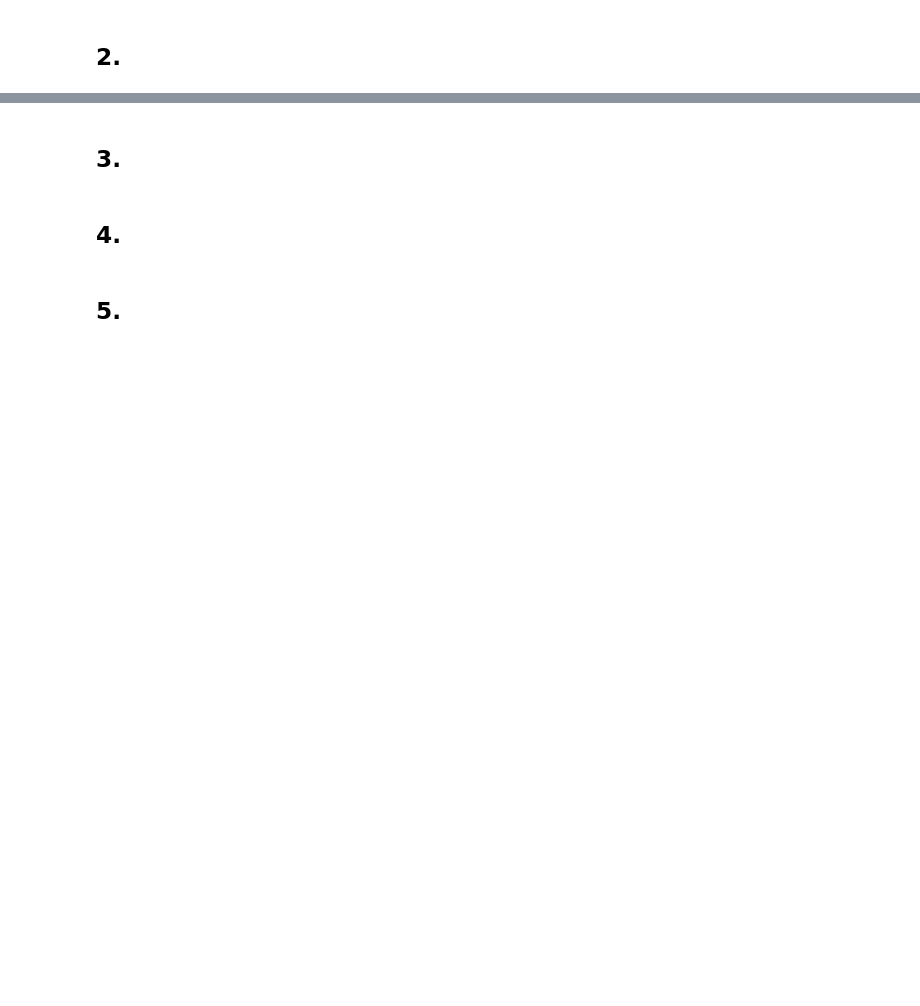
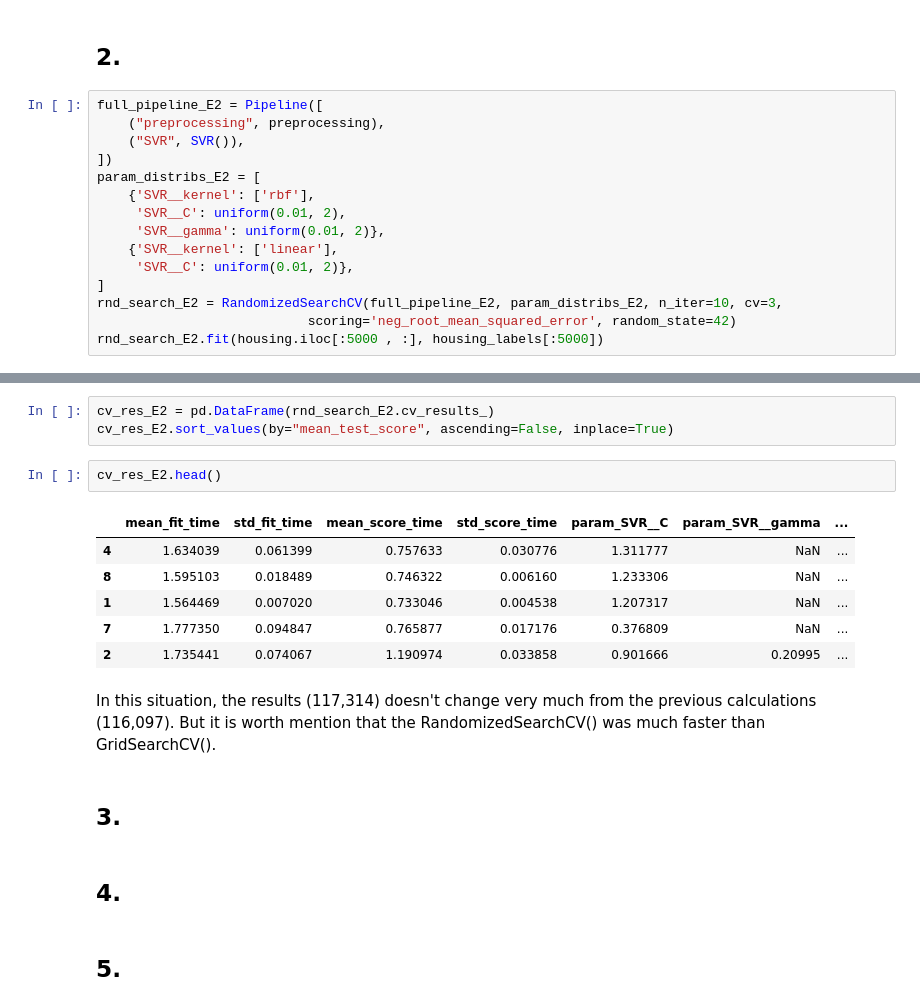
Before and after one commit to matarauj/HOML_Exercise, a Jupyter notebook: HOML_Chapter02/Chapter02.ipynb, the cells around one changed output, grey strips where cells are left out. Saved outputs shown, nothing was run; the diff lists cells and outputs as text; blank space fills up the shorter version.

```diff
--- a/HOML_Chapter02/Chapter02.ipynb
+++ b/HOML_Chapter02/Chapter02.ipynb
@@ -392,2 +397,17 @@ cv_res_E1
 # %% [markdown]
 ## 2.
+# %%
+full_pipeline_E2 = Pipeline([
+    ("preprocessing", preprocessing),
+    ("SVR", SVR()),
+])
+param_distribs_E2 = [
+    {'SVR__kernel': ['rbf'],
+     'SVR__C': uniform(0.01, 2),
+     'SVR__gamma': uniform(0.01, 2)},
+    {'SVR__kernel': ['linear'],
+     'SVR__C': uniform(0.01, 2)},
+]
+rnd_search_E2 = RandomizedSearchCV(full_pipeline_E2, param_distribs_E2, n_iter=10, cv=3,
+                           scoring='neg_root_mean_squared_error', random_state=42)
+rnd_search_E2.fit(housing.iloc[:5000 , :], housing_labels[:5000])
@@ -394,3 +476,17 @@ cv_res_E1
+# %%
+cv_res_E2 = pd.DataFrame(rnd_search_E2.cv_results_)
+cv_res_E2.sort_values(by="mean_test_score", ascending=False, inplace=True)
+# %%
+cv_res_E2.head()
+# %% [output]
+|  | mean_fit_time | std_fit_time | mean_score_time | std_score_time | param_SVR__C | param_SVR__gamma | ... |
+| 4 | 1.634039 | 0.061399 | 0.757633 | 0.030776 | 1.311777 | NaN | ... |
+| 8 | 1.595103 | 0.018489 | 0.746322 | 0.006160 | 1.233306 | NaN | ... |
+| 1 | 1.564469 | 0.007020 | 0.733046 | 0.004538 | 1.207317 | NaN | ... |
+| 7 | 1.777350 | 0.094847 | 0.765877 | 0.017176 | 0.376809 | NaN | ... |
+| 2 | 1.735441 | 0.074067 | 1.190974 | 0.033858 | 0.901666 | 0.20995 | ... |
+# %% [markdown]
+In this situation, the results (117,314) doesn't change very much from the previous calculations (116,097). But it is worth mention that the RandomizedSearchCV() was much faster than GridSearchCV().
 # %% [markdown]
 ## 3.
 # %% [markdown]
```
Also changed, not shown: parts of 13 cells of this notebook.
